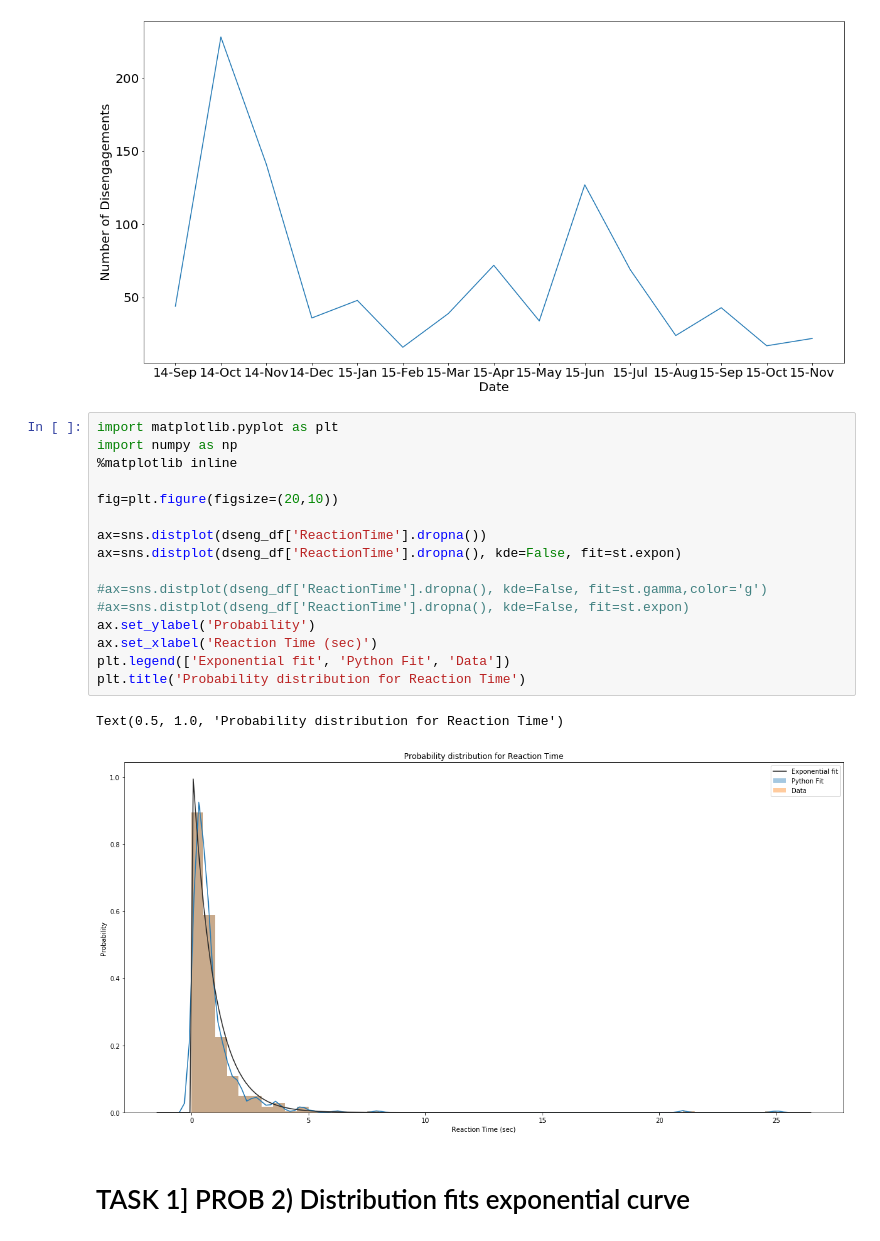
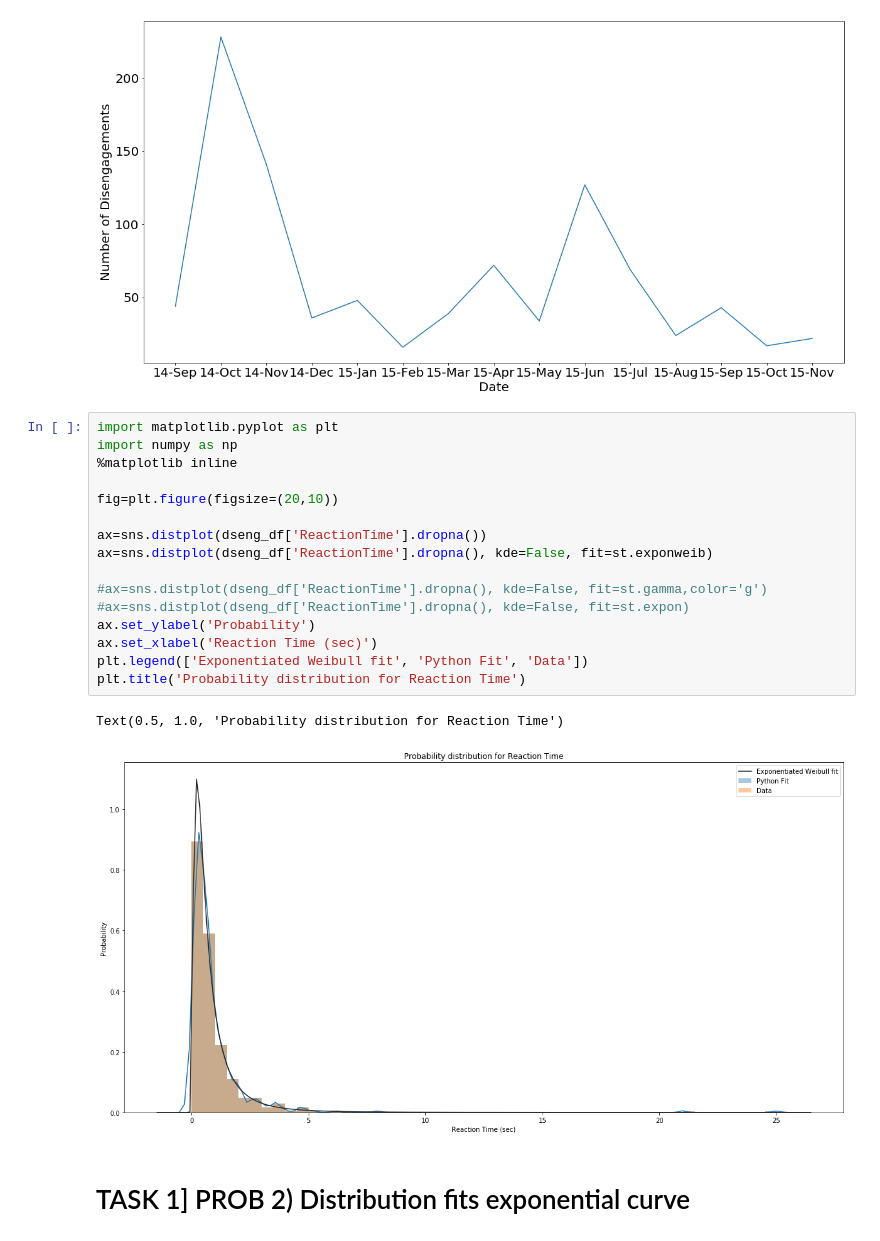
Before and after one commit to gowthamkuntumalla/Safety_in_autonomous_vehicles_MP, a Jupyter notebook: MP1_Akhilesh.ipynb, the cells around one changed output. Drawn from its saved outputs; the diff is of its cells as text.

```diff
--- a/MP1_Akhilesh.ipynb
+++ b/MP1_Akhilesh.ipynb
@@ -144,22 +144,22 @@ plt.ylabel('Number of Disengagements',fontsize=20);
 # %%
 import matplotlib.pyplot as plt
 import numpy as np
 %matplotlib inline
 
 fig=plt.figure(figsize=(20,10))
 
 ax=sns.distplot(dseng_df['ReactionTime'].dropna())
-ax=sns.distplot(dseng_df['ReactionTime'].dropna(), kde=False, fit=st.expon)
+ax=sns.distplot(dseng_df['ReactionTime'].dropna(), kde=False, fit=st.exponweib)
 
 #ax=sns.distplot(dseng_df['ReactionTime'].dropna(), kde=False, fit=st.gamma,color='g')
 #ax=sns.distplot(dseng_df['ReactionTime'].dropna(), kde=False, fit=st.expon)
 ax.set_ylabel('Probability')
 ax.set_xlabel('Reaction Time (sec)')
-plt.legend(['Exponential fit', 'Python Fit', 'Data'])
+plt.legend(['Exponentiated Weibull fit', 'Python Fit', 'Data'])
 plt.title('Probability distribution for Reaction Time')
 # %% [output]
 Text(0.5, 1.0, 'Probability distribution for Reaction Time')
-[figure, old version]
+[figure, new version]
 # %% [markdown]
 # TASK 1] PROB 2) Distribution fits exponential curve
 # %%
```
